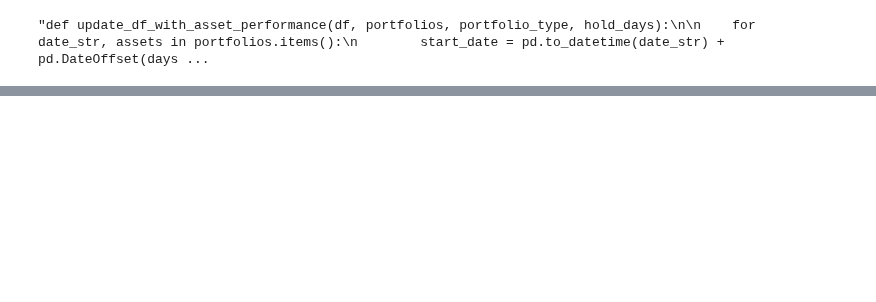
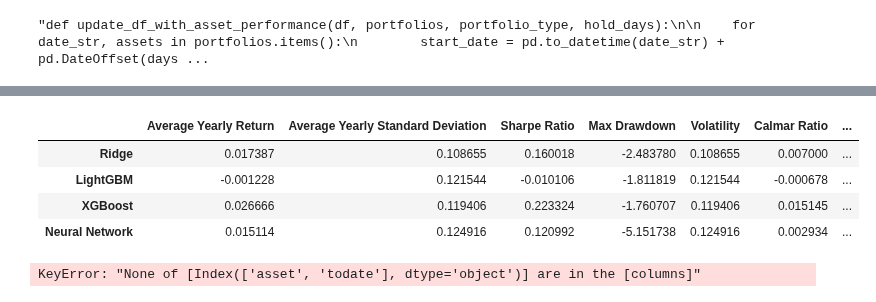
Before and after one commit to OscarAzrak/Master-thesis, a Jupyter notebook: Files/Codes.ipynb, the cells around one changed output, grey strips where cells are left out. Cells and saved outputs as stored; diff of their text form; code cells hidden in the pictures; blank space fills up the shorter version.

```diff
--- a/Files/Codes.ipynb
+++ b/Files/Codes.ipynb
@@ -508,0 +399,62 @@ ValueError: Weights and covariance matrix dimension mismatch.
+# %%
+ridge_metrics = financial_metrics(ridge_total_returns)
+lgb_metrics = financial_metrics(lgb_total_returns)
+xgb_metrics = financial_metrics(xgb_total_returns)
+NN_metrics = financial_metrics(NN_total_returns)
+metrics = {
+    "Ridge": ridge_metrics,
+    "LightGBM": lgb_metrics,
+    "XGBoost": xgb_metrics,
+    "Neural Network": NN_metrics
+}
+
+metrics_df = pd.DataFrame(metrics).T  # Transpose to get models as rows and metrics as columns
+# Optionally, reset the index to have model names as a separate column
+# %%
+metrics_df
+# %% [output]
+|  | Average Yearly Return | Average Yearly Standard Deviation | Sharpe Ratio | Max Drawdown | Volatility | Calmar Ratio | ... |
+| Ridge | 0.017387 | 0.108655 | 0.160018 | -2.483780 | 0.108655 | 0.007000 | ... |
+| LightGBM | -0.001228 | 0.121544 | -0.010106 | -1.811819 | 0.121544 | -0.000678 | ... |
+| XGBoost | 0.026666 | 0.119406 | 0.223324 | -1.760707 | 0.119406 | 0.015145 | ... |
+| Neural Network | 0.015114 | 0.124916 | 0.120992 | -5.151738 | 0.124916 | 0.002934 | ... |
+# %%
+df_ranks = add_features(df_read, [63, 126, 252])
+
+#only keep columns with "momentum"
+X_ranked = df_ranks.filter(regex='momentum')
+
+X_ranked_trans = transform_and_pivot_df(X_ranked, date_col)
+
+columns_to_rank = X_ranked_trans.filter(regex='momentum').columns
+
+for col in columns_to_rank:
+    X_ranked_trans[col + '_rank'] = X_ranked_trans[col].rank(method='average')
+
+# Calculate the mean of ranks across specified columns
+rank_columns = [col + '_rank' for col in columns_to_rank]
+X_ranked_trans['mean_rank'] = X_ranked_trans[rank_columns].mean(axis=1)
+
+# Merge the rank data with additional data such as 'asset' and 'todate'
+a = X_ranked_trans.index
+b = df_ranks.index.intersection(a)
+c = df_ranks.loc[b, ['asset', 'todate']]
+d = X_ranked_trans[['mean_rank']].join(c)
+
+# Calculate the top and bottom percentiles for the mean rank
+e_top = d.groupby('todate')['mean_rank'].apply(lambda x: np.percentile(x, 0.9))
+e_bottom = d.groupby('todate')['mean_rank'].apply(lambda x: np.percentile(x, 0.1))
+
+# Convert to DataFrame and merge thresholds back with the ranked data
+e_top_df = e_top.reset_index()
+e_top_df.columns = ['todate', 'top_threshold']
+e_bottom_df = e_bottom.reset_index()
+e_bottom_df.columns = ['todate', 'bottom_threshold']
+
+d_merged = d.merge(e_top_df, on='todate').merge(e_bottom_df, on='todate')
+
+# Select top and bottom assets based on thresholds
+top_assets = d_merged[d_merged['mean_rank'] >= d_merged['top_threshold']]
+bottom_assets = d_merged[d_merged['mean_rank'] <= d_merged['bottom_threshold']]
+# %% [output]
+KeyError: "None of [Index(['asset', 'todate'], dtype='object')] are in the [columns]"
```
Also changed, not shown: parts of 14 cells of this notebook, 1 other file.
